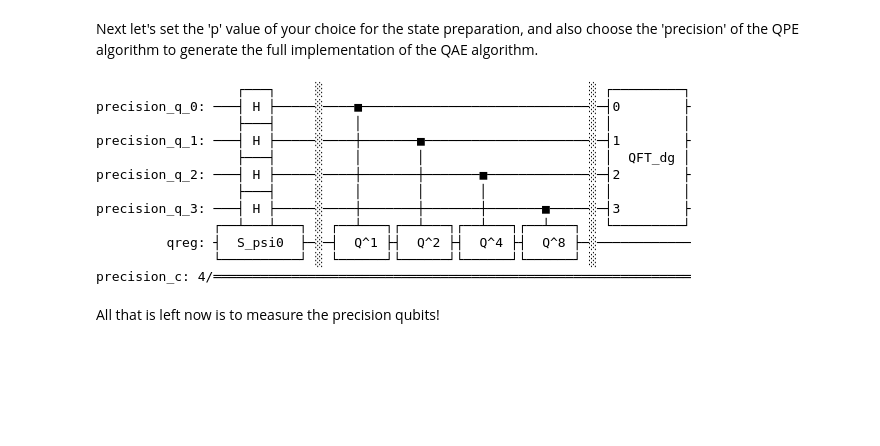
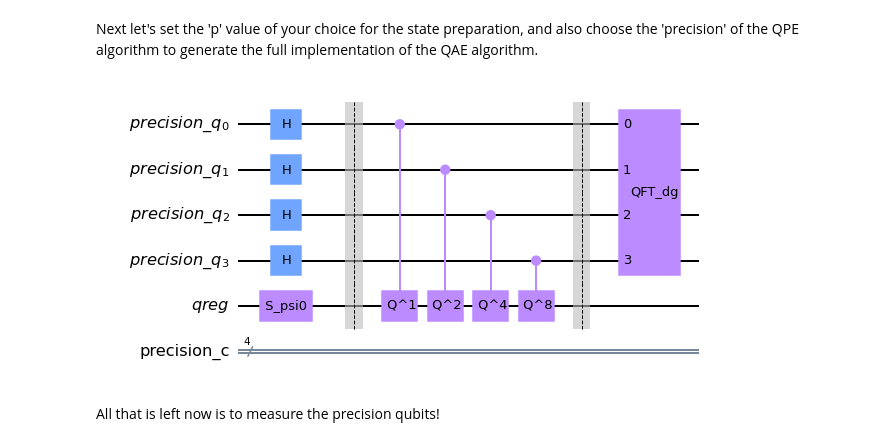
Before and after one commit to speQtrum/QulabsWorkspace-Rajarshi, a Jupyter notebook: QAE/QAE_Documented.ipynb, the cells around one changed output. Drawn from its saved outputs; the diff is of its cells as text; code cells hidden in the pictures; blank space fills up the shorter version.

```diff
--- a/QAE/QAE_Documented.ipynb
+++ b/QAE/QAE_Documented.ipynb
@@ -275,41 +259,30 @@ Next let's set the 'p' value of your choice for the state preparation, and also
 # %%
 ## set p ~
 p = 0.85
 
 ## set precision ~
 precision = 4
 
 ## generate the Quantum Circuit ~
 preg = QuantumRegister(precision, name= 'precision_q')
 qreg = QuantumRegister(1, name='qreg')
 creg = ClassicalRegister(precision, name='precision_c')
 qc = QuantumCircuit(preg,qreg, creg)
 
 qc.h(preg)
 qc.append(s_psi0(p), [precision] )
 qc.barrier()
 for q in range(precision):
     qc.append(Q(p,2**q).control(1), [q]+list(range(precision,precision+1)) )
 
 qftgate_inv = QFT(QuantumCircuit(precision, name='QFT')).to_gate().inverse()
 qc.barrier()
 qc.append(qftgate_inv, list(range(precision)))
 
 
-qc.draw()
+qc.draw(output= 'mpl')
 # %% [output]
-                  ┌───┐     ░                                  ░ ┌─────────┐
-precision_q_0: ───┤ H ├─────░────■─────────────────────────────░─┤0        ├
-                  ├───┤     ░    │                             ░ │         │
-precision_q_1: ───┤ H ├─────░────┼───────■─────────────────────░─┤1        ├
-                  ├───┤     ░    │       │                     ░ │  QFT_dg │
-precision_q_2: ───┤ H ├─────░────┼───────┼───────■─────────────░─┤2        ├
-                  ├───┤     ░    │       │       │             ░ │         │
-precision_q_3: ───┤ H ├─────░────┼───────┼───────┼───────■─────░─┤3        ├
-               ┌──┴───┴───┐ ░ ┌──┴───┐┌──┴───┐┌──┴───┐┌──┴───┐ ░ └─────────┘
-         qreg: ┤  S_psi0  ├─░─┤  Q^1 ├┤  Q^2 ├┤  Q^4 ├┤  Q^8 ├─░────────────
-               └──────────┘ ░ └──────┘└──────┘└──────┘└──────┘ ░
-precision_c: 4/═════════════════════════════════════════════════════════════
+[figure, added]
 # %% [markdown]
 All that is left now is to measure the precision qubits!
 # %%
```
Also changed, not shown: parts of 7 cells of this notebook.
